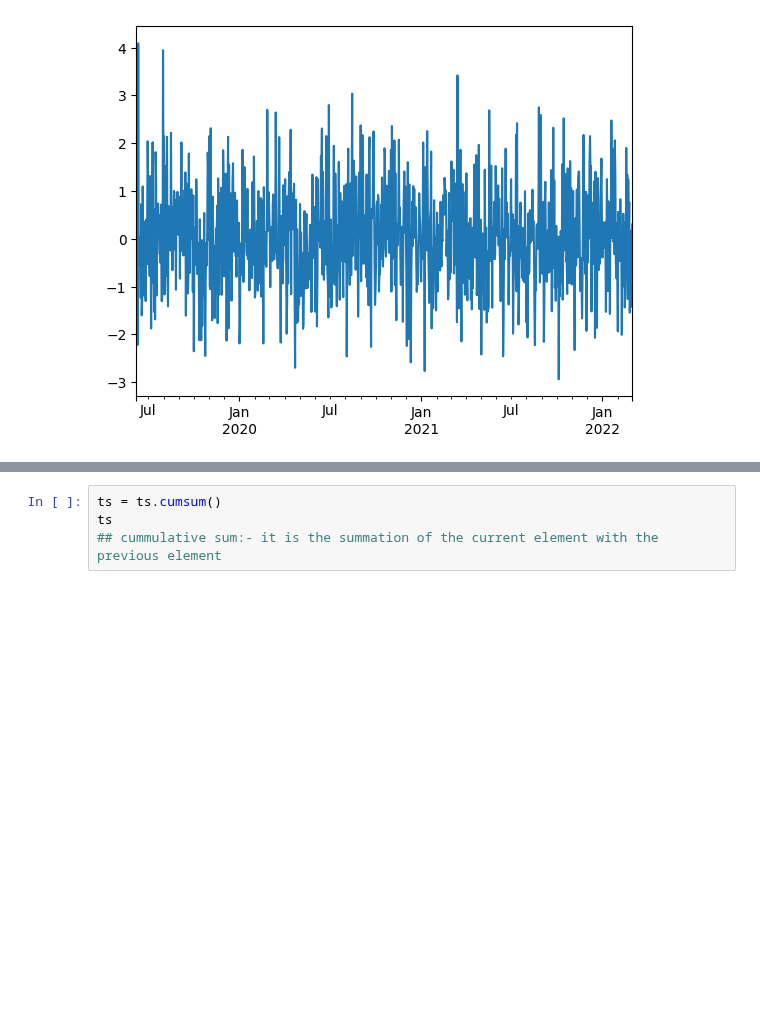
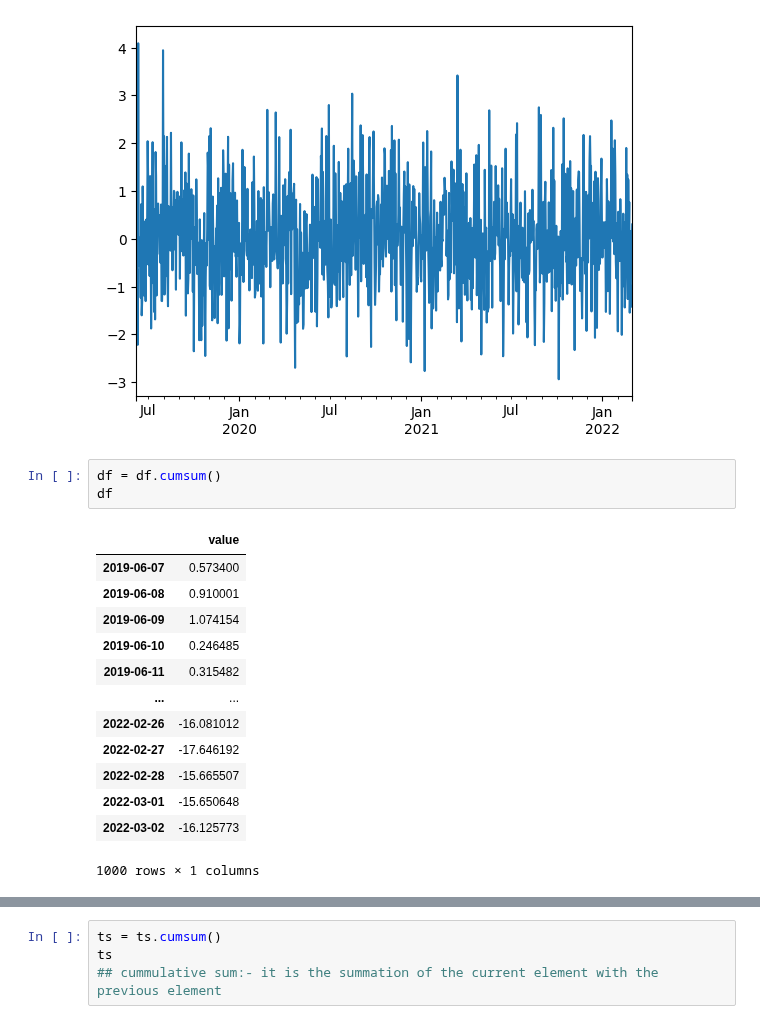
Before and after one commit to siddartha-10/Data-Science, a Jupyter notebook: Data_visualization/Data Visualization with pandas.ipynb, the cells around one changed output, grey strips where cells are left out. Drawn from its saved outputs; the diff is of its cells as text; blank space fills up the shorter version.

```diff
--- a/Data_visualization/Data Visualization with pandas.ipynb
+++ b/Data_visualization/Data Visualization with pandas.ipynb
@@ -46,3 +46,20 @@ ts.plot()
 # %% [output]
 <Axes: >
 [figure]
+# %%
+df = df.cumsum()
+df
+# %% [output]
+|  | value |
+| 2019-06-07 | 0.573400 |
+| 2019-06-08 | 0.910001 |
+| 2019-06-09 | 1.074154 |
+| 2019-06-10 | 0.246485 |
+| 2019-06-11 | 0.315482 |
+| ... | ... |
+| 2022-02-26 | -16.081012 |
+| 2022-02-27 | -17.646192 |
+| 2022-02-28 | -15.665507 |
+| 2022-03-01 | -15.650648 |
+| 2022-03-02 | -16.125773 |
+1000 rows × 1 columns
```
Also changed, not shown: parts of 3 cells of this notebook.
